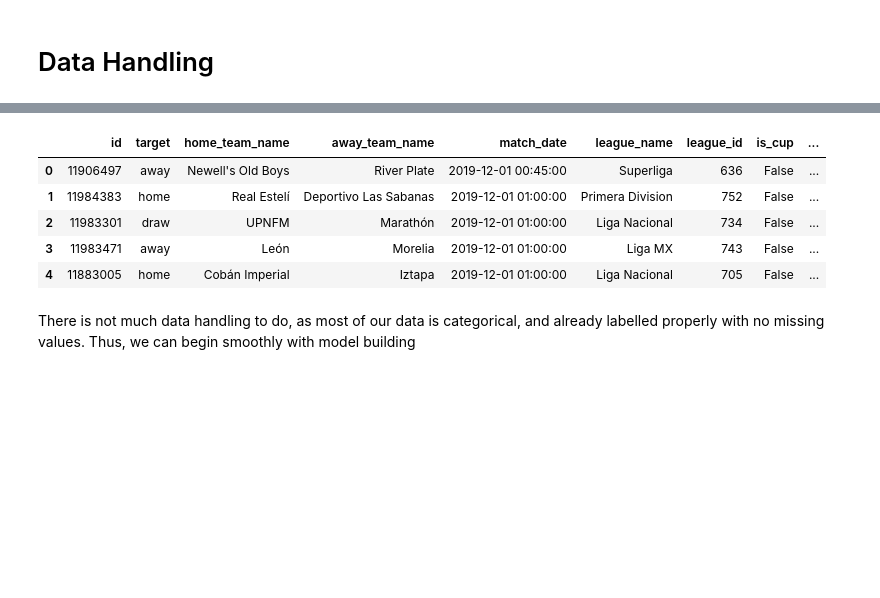
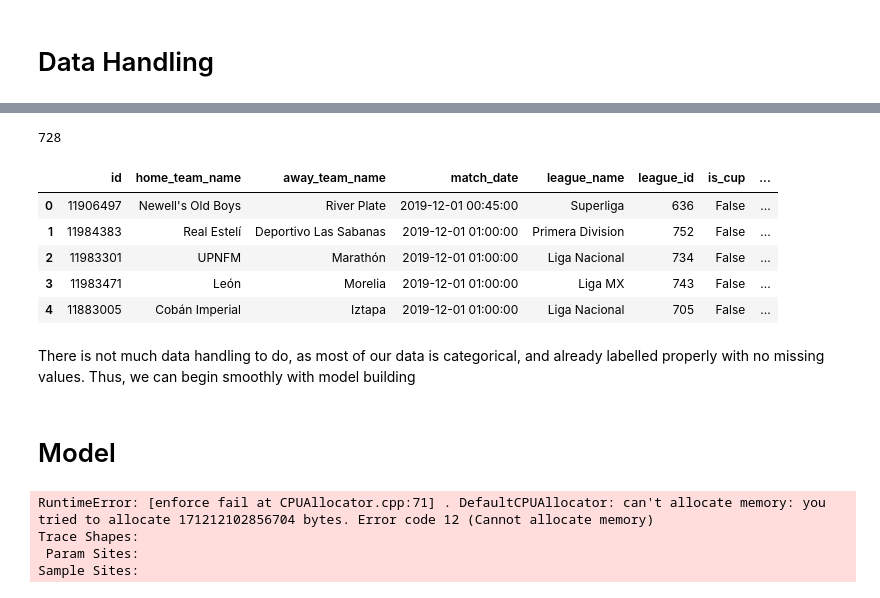
Before and after one commit to adamzenith/MBML-Project, a Jupyter notebook: notebook.ipynb, the cells around one changed output, grey strips where cells are left out. Cells and saved outputs as stored; diff of their text form; code cells hidden in the pictures; blank space fills up the shorter version.

```diff
--- a/notebook.ipynb
+++ b/notebook.ipynb
@@ -34,12 +54,26 @@ train_target_and_scores=pd.read_csv(r"football-match-probability-prediction/trai
-# %%
-train=train.iloc[:,:10]
-train.head()
-# %% [output]
-|  | id | target | home_team_name | away_team_name | match_date | league_name | league_id | is_cup | ... |
-| 0 | 11906497 | away | Newell's Old Boys | River Plate | 2019-12-01 00:45:00 | Superliga | 636 | False | ... |
-| 1 | 11984383 | home | Real Estelí | Deportivo Las Sabanas | 2019-12-01 01:00:00 | Primera Division | 752 | False | ... |
-| 2 | 11983301 | draw | UPNFM | Marathón | 2019-12-01 01:00:00 | Liga Nacional | 734 | False | ... |
-| 3 | 11983471 | away | León | Morelia | 2019-12-01 01:00:00 | Liga MX | 743 | False | ... |
-| 4 | 11883005 | home | Cobán Imperial | Iztapa | 2019-12-01 01:00:00 | Liga Nacional | 705 | False | ... |
+# %%
+train=train.iloc[:,:10]
+test=test.iloc[:,:10]
+#train.head()
+X_train=train.iloc[:,[0,2,3,4,5,6,7,8,9]]
+Y_train=train.iloc[:,1]
+
+X_test=test.iloc[:,[0,2,3,4,5,6,7,8,9]]
+Y_test=test.iloc[:,1]
+#Y_train.head()
+L=len(X_train.iloc[:,4].unique()) #number_of_leagues
+print(L)
+G=len(X_train) #number_of_games
+X_train.head()
+# %% [output]
+728
+|  | id | home_team_name | away_team_name | match_date | league_name | league_id | is_cup | ... |
+| 0 | 11906497 | Newell's Old Boys | River Plate | 2019-12-01 00:45:00 | Superliga | 636 | False | ... |
+| 1 | 11984383 | Real Estelí | Deportivo Las Sabanas | 2019-12-01 01:00:00 | Primera Division | 752 | False | ... |
+| 2 | 11983301 | UPNFM | Marathón | 2019-12-01 01:00:00 | Liga Nacional | 734 | False | ... |
+| 3 | 11983471 | León | Morelia | 2019-12-01 01:00:00 | Liga MX | 743 | False | ... |
+| 4 | 11883005 | Cobán Imperial | Iztapa | 2019-12-01 01:00:00 | Liga Nacional | 705 | False | ... |
 # %% [markdown]
 There is not much data handling to do, as most of our data is categorical, and already labelled properly with no missing values. Thus, we can begin smoothly with model building
+# %% [markdown]
+# Model
@@ -45,0 +119,42 @@ There is not much data handling to do, as most of our data is categorical, and a
+# %%
+
+
+%%time
+
+X_ = X_train.iloc[:,[1,2,6]]
+X_fac=np.zeros([G,3])
+#print(X_fac)
+
+X_fac[:,0],X_fac[:,1],X_fac[:,2] = pd.factorize(X_.iloc[:,0])[0], pd.factorize(X_.iloc[:,1])[0], pd.factorize(X_.iloc[:,2])[0]
+Y_fac=pd.factorize(Y_train)[0]
+#print(Y_fac)
+#print(X_fac)
+# Define guide function
+guide = AutoDiagonalNormal(hierarchical_model)
+
+# Reset parameter values
+pyro.clear_param_store()
+
+# Define the number of optimization steps
+n_steps = 12000
+
+# Setup the optimizer
+adam_params = {"lr": 0.005}
+optimizer = ClippedAdam(adam_params)
+
+# Setup the inference algorithm
+elbo = Trace_ELBO(num_particles=3)
+svi = SVI(hierarchical_model, guide, optimizer, loss=elbo)
+
+# Do gradient steps
+X_fac=torch.tensor(X_fac)
+Y_fac=torch.tensor(Y_fac)
+for step in range(n_steps):
+    elbo = svi.step(X_fac, L,G, Y_fac)
+    if step % 1 == 0:
+        print("[%d] ELBO: %.1f" % (step, elbo))
+# %% [output]
+RuntimeError: [enforce fail at CPUAllocator.cpp:71] . DefaultCPUAllocator: can't allocate memory: you tried to allocate 171212102856704 bytes. Error code 12 (Cannot allocate memory)
+Trace Shapes:
+ Param Sites:
+Sample Sites:
```
Also changed, not shown: parts of 4 cells of this notebook, 1 other file.
